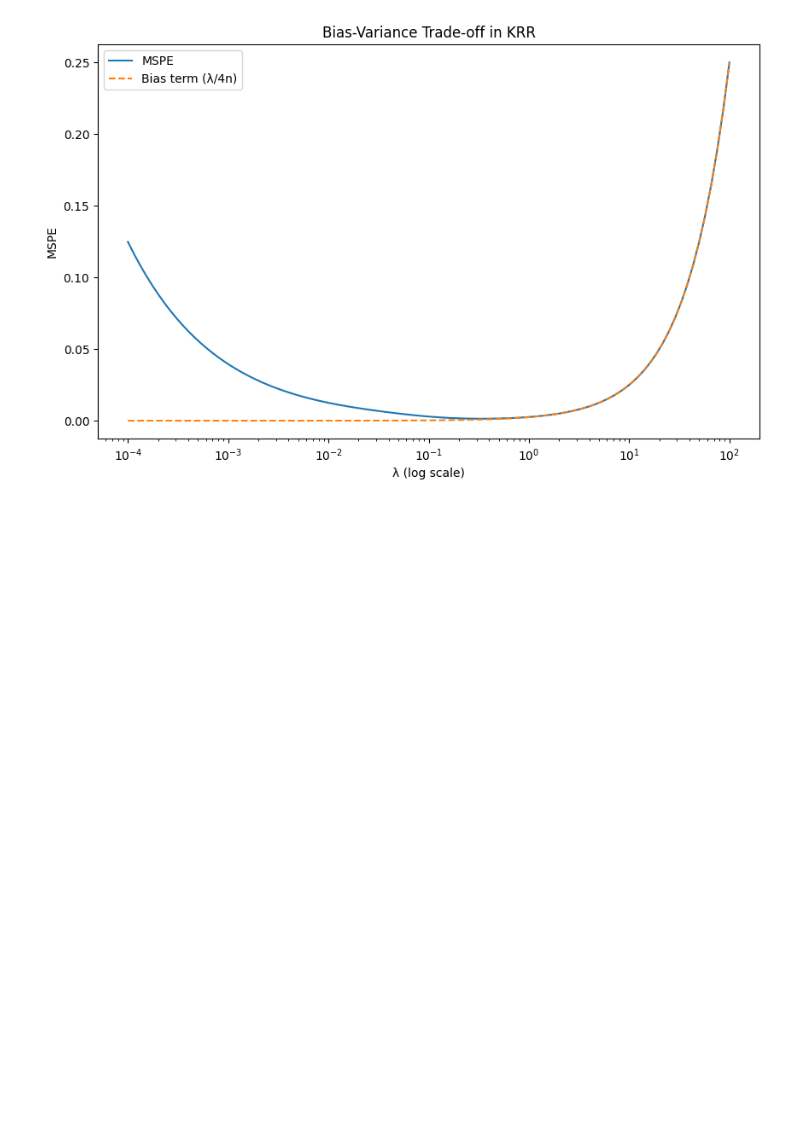
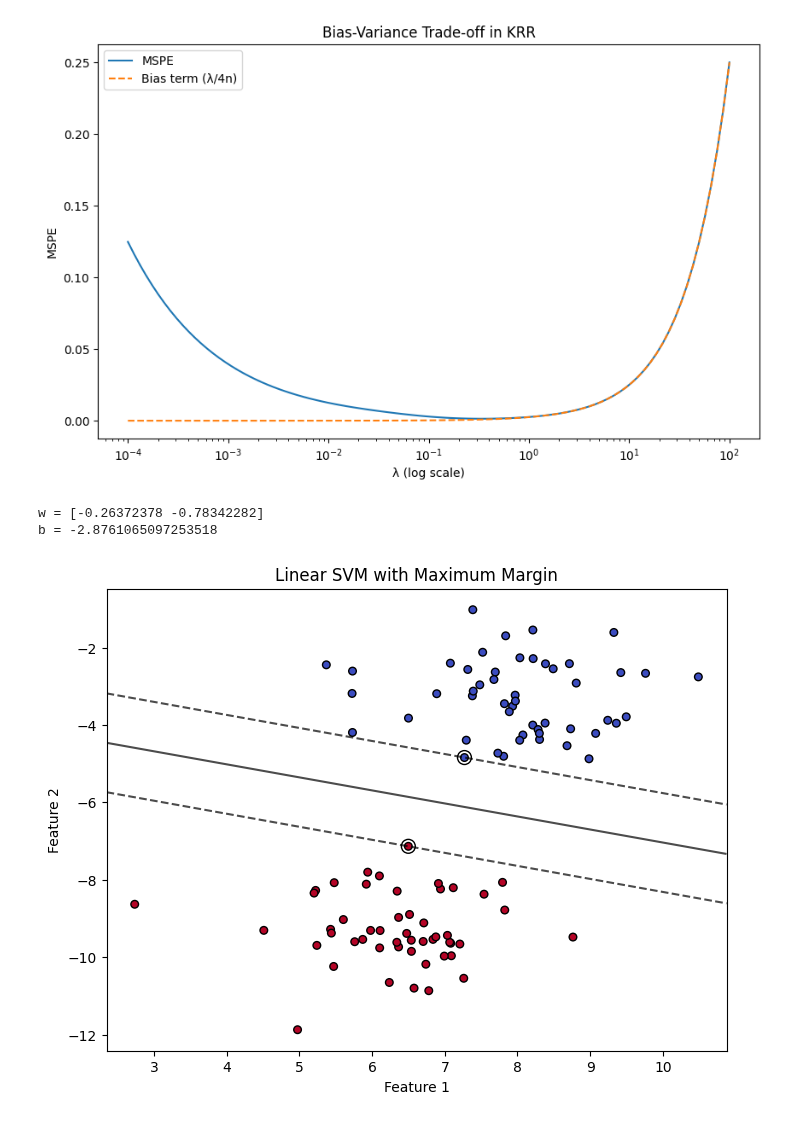
Before and after one commit to muntazirabidi/quant-finance, a Jupyter notebook: learning_notes/modern_statistics/chapters/kernel_machines/Code/kernel.ipynb, the cells around one changed output. Drawn from its saved outputs; the diff is of its cells as text; code cells hidden in the pictures; blank space fills up the shorter version.

Commit message:
added kernel machine chapter

```diff
--- a/learning_notes/modern_statistics/Code/kernel.ipynb
+++ b/learning_notes/modern_statistics/chapters/kernel_machines/Code/kernel.ipynb
@@ -98,3 +98,53 @@ plt.legend()
 plt.show()
 # %% [output]
 [figure]
+# %%
+import numpy as np
+import matplotlib.pyplot as plt
+from sklearn import svm, datasets
+
+# Generate synthetic 2D data (two classes)
+np.random.seed(42)
+# Create two blobs of points
+X, y = datasets.make_blobs(n_samples=100, centers=2, random_state=6)
+# Convert labels from {0,1} to {-1,1}
+y = 2*y - 1
+
+# Fit a linear SVM classifier with a hard-margin (or soft-margin if data are not separable)
+clf = svm.SVC(kernel='linear', C=1e5)  # C large => almost hard margin
+clf.fit(X, y)
+
+# Extract the separating hyperplane parameters
+w = clf.coef_[0]
+b = clf.intercept_[0]
+print("w =", w, "\nb =", b)
+
+# Plot the decision boundary and margin
+plt.figure(figsize=(8, 6))
+plt.scatter(X[:, 0], X[:, 1], c=y, cmap=plt.cm.coolwarm, s=30, edgecolors='k')
+
+# Create a grid to evaluate model
+ax = plt.gca()
+xlim = ax.get_xlim()
+ylim = ax.get_ylim()
+
+xx = np.linspace(xlim[0], xlim[1], 30)
+yy = np.linspace(ylim[0], ylim[1], 30)
+YY, XX = np.meshgrid(yy, xx)
+xy = np.vstack([XX.ravel(), YY.ravel()]).T
+Z = clf.decision_function(xy).reshape(XX.shape)
+
+# Plot decision boundary and margins
+ax.contour(XX, YY, Z, colors='k', levels=[-1, 0, 1], alpha=0.7,
+           linestyles=['--', '-', '--'])
+# Plot support vectors
+ax.scatter(clf.support_vectors_[:, 0], clf.support_vectors_[:, 1], s=100,
+           linewidth=1, facecolors='none', edgecolors='k')
+plt.title("Linear SVM with Maximum Margin")
+plt.xlabel("Feature 1")
+plt.ylabel("Feature 2")
+plt.show()
+# %% [output]
+w = [-0.26372378 -0.78342282]
+b = -2.8761065097253518
+[figure, added]
```
Also changed, not shown: parts of 2 cells of this notebook, 5 other files.
